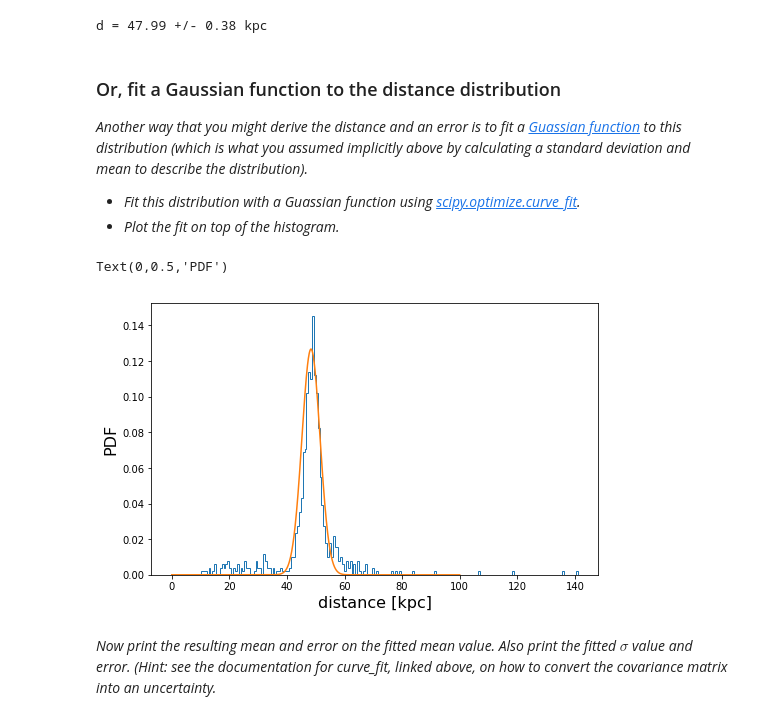
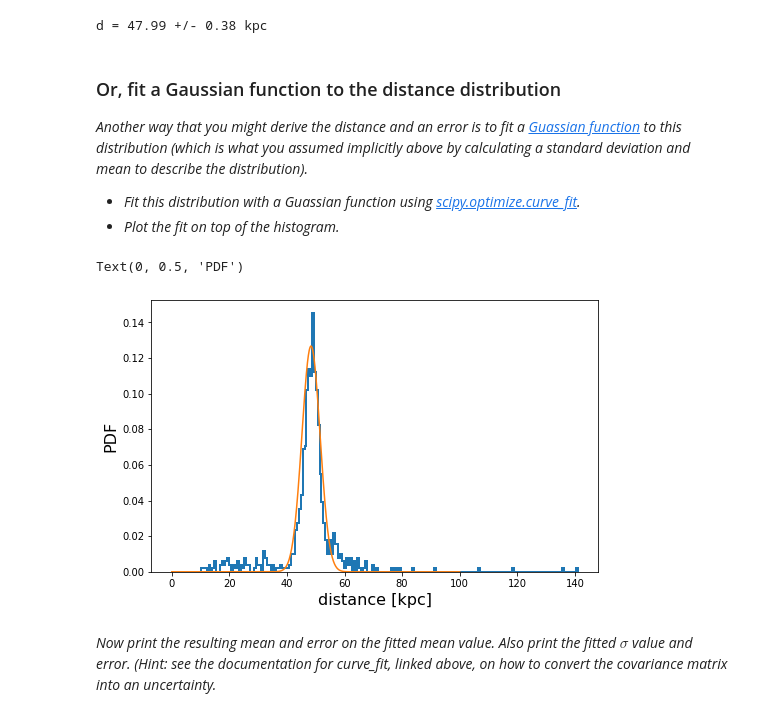
Before and after one commit to ageller/CIERA_REU, a Jupyter notebook: Python_tutorial_sequence/Part4/Cepheids_LMC_SOLUTIONS.ipynb, the cells around one changed output. Cells and saved outputs as stored; diff of their text form; code cells hidden in the pictures.

```diff
--- a/Python_tutorial_sequence/Part4/Cepheids_LMC_SOLUTIONS.ipynb
+++ b/Python_tutorial_sequence/Part4/Cepheids_LMC_SOLUTIONS.ipynb
@@ -259,7 +261,7 @@ print(LMCd)
 *Plot a histogram of these distance values.*
 # %%
 f, ax = plt.subplots(figsize = (8,5))
-h,b, im = ax.hist(LMCd, bins = 200, histtype='step', fill=False, density=True)
+h,b, im = ax.hist(LMCd, bins = 200, histtype='step', fill=False, density=True, linewidth=2)
 ax.set_xlabel('distance [kpc]',fontsize=16)
 ax.set_ylabel('PDF', fontsize=16)
 # %% [output]
@@ -282,25 +284,25 @@ d = 47.99 +/- 0.38 kpc
 
 *Another way that you might derive the distance and an error is to fit a [Guassian function](https://en.wikipedia.org/wiki/Gaussian_function) to this distribution (which is  what you assumed implicitly above by calculating a standard deviation and mean to describe the distribution).*
 
-* *Fit this distribution with a Guassian function using [scipy.optimize.curve_fit](https://docs.scipy.org/doc/scipy-1.0.0/reference/generated/scipy.optimize.curve_fit.html).*
+* *Fit this distribution with a Guassian function using [scipy.optimize.curve_fit](https://docs.scipy.org/doc/scipy/reference/generated/scipy.optimize.curve_fit.html).*
 * *Plot the fit on top of the histogram.*
 # %%
 def gauss(x, mu, sigma):
     return 1./(sigma*(2.*np.pi)**0.5)*np.exp(-0.5*((x - mu)/sigma)**2.)
 
 popt, pcov = curve_fit(gauss,b[:-1],h, p0=[d0.to(u.kpc).value, 10.])
 err = np.sqrt(np.diag(pcov))
 x = np.linspace(0,100, 1000)
 y = gauss(x,*popt)
 
 f, ax = plt.subplots(figsize = (8,5))
-ax.hist(LMCd, bins = 200, histtype='step', fill=False, density=True)
+ax.hist(LMCd, bins = 200, histtype='step', fill=False, density=True, linewidth=2)
 ax.plot(x,y)
 ax.set_xlabel('distance [kpc]',fontsize=16)
 ax.set_ylabel('PDF', fontsize=16)
 # %% [output]
-Text(0,0.5,'PDF')
+Text(0, 0.5, 'PDF')
-[figure, old version]
+[figure, new version]
 # %% [markdown]
 *Now print the resulting mean and error on the fitted mean value.  Also print the fitted $\sigma$ value and error.  (Hint: see the documentation for curve_fit, linked above, on how to convert the covariance matrix into an uncertainty.*
 # %%
```
Also changed, not shown: parts of 11 cells of this notebook, 1 other file.
